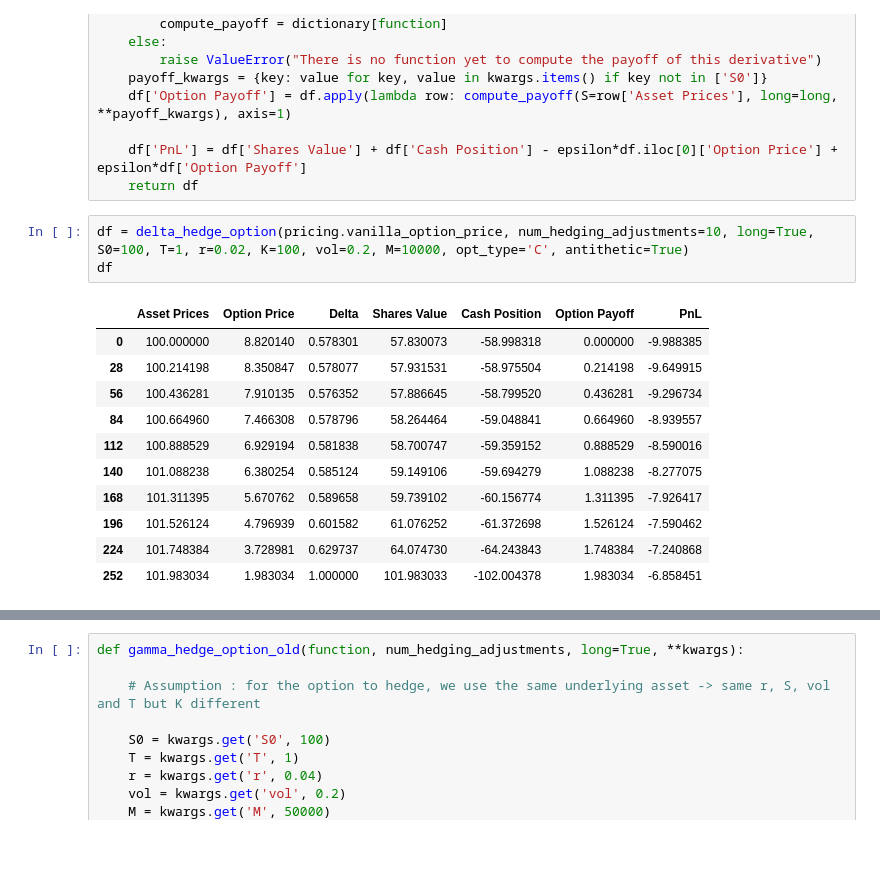
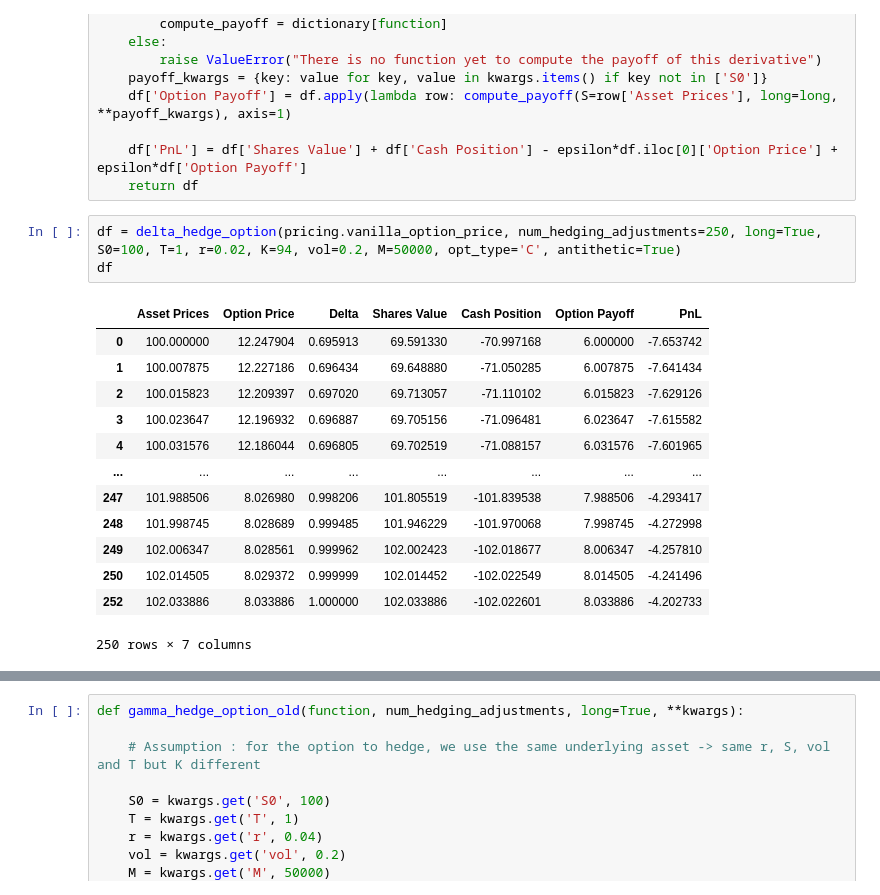
Before and after one commit to killian-bchr/options_derivatives, a Jupyter notebook: test.ipynb, the cells around one changed output, grey strips where cells are left out. Drawn from its saved outputs; the diff is of its cells as text; blank space fills up the shorter version.

```diff
--- a/test.ipynb
+++ b/test.ipynb
@@ -125,17 +124,19 @@ def delta_hedge_option(function, num_hedging_adjustments, long=True, **kwargs):
     df['PnL'] = df['Shares Value'] + df['Cash Position'] - epsilon*df.iloc[0]['Option Price'] + epsilon*df['Option Payoff']
     return df
 # %%
-df = delta_hedge_option(pricing.vanilla_option_price, num_hedging_adjustments=10, long=True, S0=100, T=1, r=0.02, K=100, vol=0.2, M=10000, opt_type='C', antithetic=True)
+df = delta_hedge_option(pricing.vanilla_option_price, num_hedging_adjustments=250, long=True, S0=100, T=1, r=0.02, K=94, vol=0.2, M=50000, opt_type='C', antithetic=True)
 df
 # %% [output]
 |  | Asset Prices | Option Price | Delta | Shares Value | Cash Position | Option Payoff | PnL |
-| 0 | 100.000000 | 8.820140 | 0.578301 | 57.830073 | -58.998318 | 0.000000 | -9.988385 |
-| 28 | 100.214198 | 8.350847 | 0.578077 | 57.931531 | -58.975504 | 0.214198 | -9.649915 |
-| 56 | 100.436281 | 7.910135 | 0.576352 | 57.886645 | -58.799520 | 0.436281 | -9.296734 |
-| 84 | 100.664960 | 7.466308 | 0.578796 | 58.264464 | -59.048841 | 0.664960 | -8.939557 |
-| 112 | 100.888529 | 6.929194 | 0.581838 | 58.700747 | -59.359152 | 0.888529 | -8.590016 |
-| 140 | 101.088238 | 6.380254 | 0.585124 | 59.149106 | -59.694279 | 1.088238 | -8.277075 |
-| 168 | 101.311395 | 5.670762 | 0.589658 | 59.739102 | -60.156774 | 1.311395 | -7.926417 |
-| 196 | 101.526124 | 4.796939 | 0.601582 | 61.076252 | -61.372698 | 1.526124 | -7.590462 |
-| 224 | 101.748384 | 3.728981 | 0.629737 | 64.074730 | -64.243843 | 1.748384 | -7.240868 |
-| 252 | 101.983034 | 1.983034 | 1.000000 | 101.983033 | -102.004378 | 1.983034 | -6.858451 |
+| 0 | 100.000000 | 12.247904 | 0.695913 | 69.591330 | -70.997168 | 6.000000 | -7.653742 |
+| 1 | 100.007875 | 12.227186 | 0.696434 | 69.648880 | -71.050285 | 6.007875 | -7.641434 |
+| 2 | 100.015823 | 12.209397 | 0.697020 | 69.713057 | -71.110102 | 6.015823 | -7.629126 |
+| 3 | 100.023647 | 12.196932 | 0.696887 | 69.705156 | -71.096481 | 6.023647 | -7.615582 |
+| 4 | 100.031576 | 12.186044 | 0.696805 | 69.702519 | -71.088157 | 6.031576 | -7.601965 |
+| ... | ... | ... | ... | ... | ... | ... | ... |
+| 247 | 101.988506 | 8.026980 | 0.998206 | 101.805519 | -101.839538 | 7.988506 | -4.293417 |
+| 248 | 101.998745 | 8.028689 | 0.999485 | 101.946229 | -101.970068 | 7.998745 | -4.272998 |
+| 249 | 102.006347 | 8.028561 | 0.999962 | 102.002423 | -102.018677 | 8.006347 | -4.257810 |
+| 250 | 102.014505 | 8.029372 | 0.999999 | 102.014452 | -102.022549 | 8.014505 | -4.241496 |
+| 252 | 102.033886 | 8.033886 | 1.000000 | 102.033886 | -102.022601 | 8.033886 | -4.202733 |
+250 rows × 7 columns
```
Also changed, not shown: parts of 12 cells of this notebook, 2 other files.
